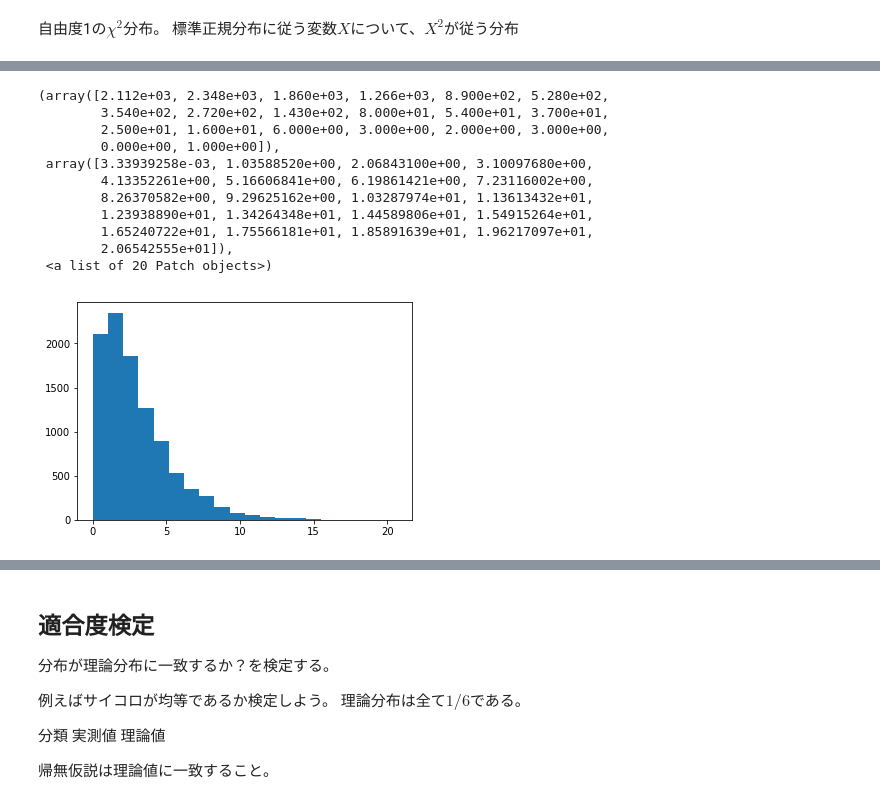
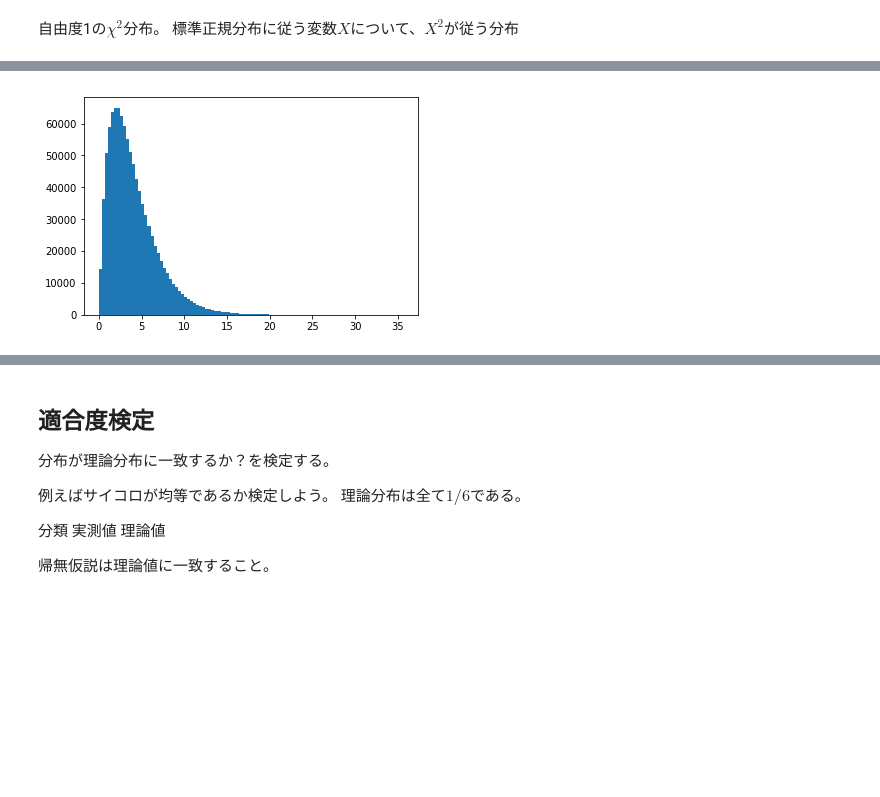
Before and after one commit to unaoya/pystat, a Jupyter notebook: test.ipynb, the cells around one changed output, grey strips where cells are left out. Saved outputs shown, nothing was run; the diff lists cells and outputs as text; code cells hidden in the pictures; blank space fills up the shorter version.

```diff
--- a/test.ipynb
+++ b/test.ipynb
@@ -209,17 +232,7 @@ plt.hist(xsq, bins = 20)
 # %%
-k = 3
+k = 4
 xsq = np.sum(np.random.randn(N, k) ** 2, axis = 1)
-plt.hist(xsq, bins = 20)
+plt.hist(xsq, bins = 100)
+plt.show()
 # %% [output]
-(array([2.112e+03, 2.348e+03, 1.860e+03, 1.266e+03, 8.900e+02, 5.280e+02,
-        3.540e+02, 2.720e+02, 1.430e+02, 8.000e+01, 5.400e+01, 3.700e+01,
-        2.500e+01, 1.600e+01, 6.000e+00, 3.000e+00, 2.000e+00, 3.000e+00,
-        0.000e+00, 1.000e+00]),
- array([3.33939258e-03, 1.03588520e+00, 2.06843100e+00, 3.10097680e+00,
-        4.13352261e+00, 5.16606841e+00, 6.19861421e+00, 7.23116002e+00,
-        8.26370582e+00, 9.29625162e+00, 1.03287974e+01, 1.13613432e+01,
-        1.23938890e+01, 1.34264348e+01, 1.44589806e+01, 1.54915264e+01,
-        1.65240722e+01, 1.75566181e+01, 1.85891639e+01, 1.96217097e+01,
-        2.06542555e+01]),
- <a list of 20 Patch objects>)
-[figure, old version]
+[figure, new version]
```
Also changed, not shown: parts of 14 cells of this notebook.
